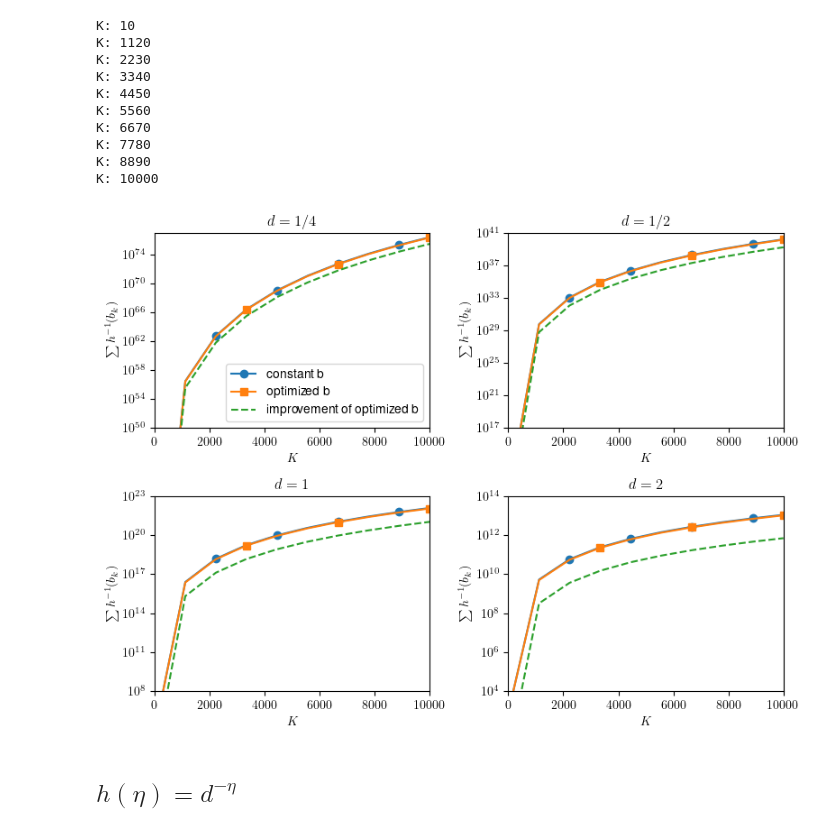
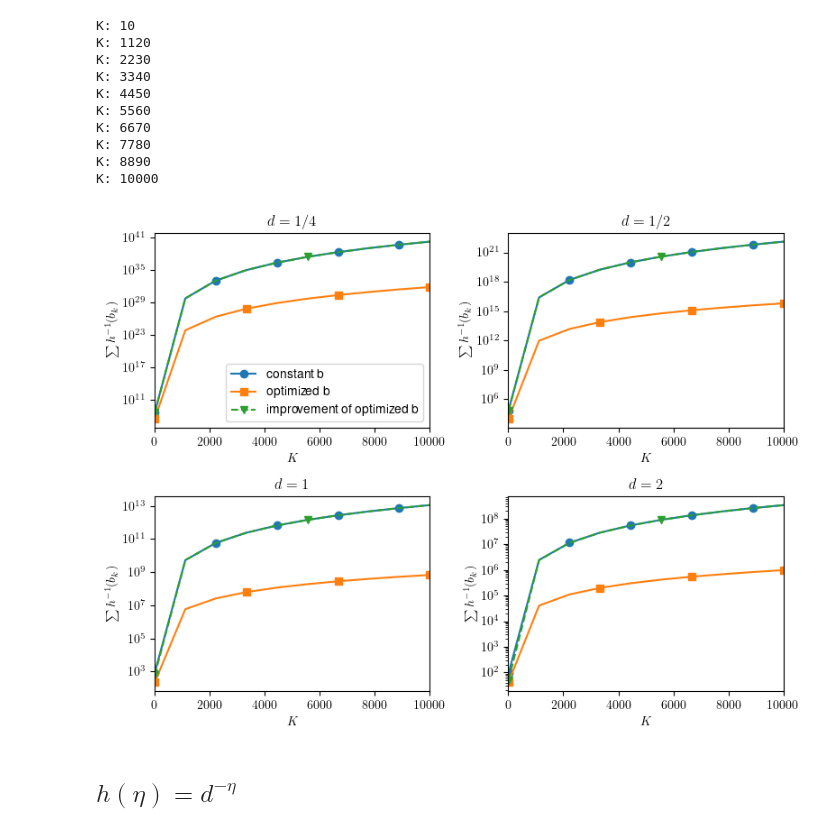
Before and after one commit to Yin-LIU/Inexact-Acceleration-PEP, a Jupyter notebook: Numerical/b_optimize.ipynb, the cells around one changed output. Drawn from its saved outputs; the diff is of its cells as text; code cells hidden in the pictures.

```diff
--- a/Numerical/b_optimize.ipynb
+++ b/Numerical/b_optimize.ipynb
@@ -108,6 +108,7 @@ K: 7780
 K: 8890
 K: 10000
 # %%
+
 
 with open("results_b_opt.pkl", "rb") as f:
     results = pickle.load(f)
@@ -119,14 +120,14 @@ for K in K_values:
 
     for idx_d,d in enumerate(d_values):
         # calculate constant inexact level b
-        b_const = result['tau']/result['u_sum']
+        b_const = np.sqrt(result['tau']/result['u_sum'])
         eta_const = b_const **(-1/d)
 
         eta_complexity_const[K_values.index(K),d_values.index(d)] = eta_const * K
 
         # calculate optimized inexact levels b_i
-        sum_u_pow = sum(u_seq **(1/(1+d)))
-        b_optimized = 1/(4*A_seq[K] * u_seq **(d/(1+d)) * sum_u_pow)
+        sum_u_pow = sum(u_seq **(1/(1+ 2* d)))
+        b_optimized = 1/(2* np.sqrt(A_seq[K] * sum_u_pow)) * u_seq **(d/(1+ 2*d))
         eta_optimized = b_optimized ** (-1/d)
 
         eta_complexity_optimized[K_values.index(K),d_values.index(d)] = sum(eta_optimized)
@@ -139,10 +140,10 @@ fig, ax = plt.subplots(2,2,figsize = (8,6))
 
 ax[0,0].plot(K_values,eta_complexity_const[:,0],label ='constant b',marker = 'o',markevery = 2)
 ax[0,0].plot(K_values,eta_complexity_optimized[:,0],label ='optimized b',marker = 's',markevery = 3)
-ax[0,0].plot(K_values,eta_complexity_const[:,0] - eta_complexity_optimized[:,0],'--',label = 'improvement of optimized b')
+ax[0,0].plot(K_values,eta_complexity_const[:,0] - eta_complexity_optimized[:,0],'--',marker = 'v',markevery=5,label = 'improvement of optimized b')
 ax[0,0].set_yscale('log')
 ax[0,0].set_xlim(0,1e4)
-ax[0,0].set_ylim(1e50,1e77)
+# ax[0,0].set_ylim(1e50,1e)
 ax[0,0].set_xlabel(r'$K$')
 ax[0,0].set_ylabel(r'$\sum h^{-1}(b_k)$')
 ax[0,0].legend(loc='lower right')
@@ -150,44 +151,44 @@ ax[0,0].set_title(r'$d = 1/4$')
 
 ax[0,1].plot(K_values,eta_complexity_const[:,1],label ='constant b',marker = 'o',markevery = 2)
 ax[0,1].plot(K_values,eta_complexity_optimized[:,1],label ='optimized b',marker = 's',markevery = 3)
-ax[0,1].plot(K_values,eta_complexity_const[:,1] - eta_complexity_optimized[:,1],'--',label = 'improvement of optimized b')
+ax[0,1].plot(K_values,eta_complexity_const[:,1] - eta_complexity_optimized[:,1],'--', marker = 'v',markevery=5,label = 'improvement of optimized b')
 ax[0,1].set_yscale('log')
 ax[0,1].set_xlim(0,1e4)
-ax[0,1].set_ylim(1e17,1e41)
+# ax[0,1].set_ylim(1e17,1e41)
 ax[0,1].set_xlabel(r'$K$')
 ax[0,1].set_ylabel(r'$\sum h^{-1}(b_k)$')
 # ax[0,1].legend(loc='lower right')
 ax[0,1].set_title(r'$d = 1/2$')
 
 ax[1,0].plot(K_values,eta_complexity_const[:,2],label ='constant b',marker = 'o',markevery = 2)
 ax[1,0].plot(K_values,eta_complexity_optimized[:,2],label ='optimized b',marker = 's',markevery = 3)
-ax[1,0].plot(K_values,eta_complexity_const[:,2] - eta_complexity_optimized[:,2],'--',label = 'improvement of optimized b')
+ax[1,0].plot(K_values,eta_complexity_const[:,2] - eta_complexity_optimized[:,2],'--',marker = 'v',markevery=5,label = 'improvement of optimized b')
 ax[1,0].set_yscale('log')
 ax[1,0].set_xlim(0,1e4)
-ax[1,0].set_ylim(1e8,1e23)
+# ax[1,0].set_ylim(1e8,1e23)
 ax[1,0].set_xlabel(r'$K$')
 ax[1,0].set_ylabel(r'$\sum h^{-1}(b_k)$')
 # ax[1,0].legend(loc='lower right')
 ax[1,0].set_title(r'$d = 1$')
 
 ax[1,1].plot(K_values,eta_complexity_const[:,3],label ='constant b',marker = 'o',markevery = 2)
 ax[1,1].plot(K_values,eta_complexity_optimized[:,3],label ='optimized b',marker = 's',markevery = 3)
-ax[1,1].plot(K_values,eta_complexity_const[:,3] - eta_complexity_optimized[:,3],'--',label = 'improvement of optimized b')
+ax[1,1].plot(K_values,eta_complexity_const[:,3] - eta_complexity_optimized[:,3],'--',marker = 'v',markevery=5,label = 'improvement of optimized b')
 ax[1,1].set_yscale('log')
 ax[1,1].set_xlim(0,1e4)
-ax[1,1].set_ylim(1e4,1e14)
+# ax[1,1].set_ylim(1e4,1e14)
 ax[1,1].set_xlabel(r'$K$')
 ax[1,1].set_ylabel(r'$\sum h^{-1}(b_k)$')
 # ax[1,1].legend(loc='lower right')
 ax[1,1].set_title(r'$d = 2$')
 # ax[1,1].set_xticks([1000,3000,5000,7000,10000])
 # ax[1,1].grid(True)
 
 plt.tight_layout()
 # plt.xticks
 plt.savefig('Figures/eta_complexity_power.pdf')
 # %% [output]
-[figure, old version]
+[figure, new version]
 # %% [markdown]
 ## $h(\eta) = d^{-\eta}$
 # %%
```
Also changed, not shown: parts of 2 cells of this notebook, 2 other files.
